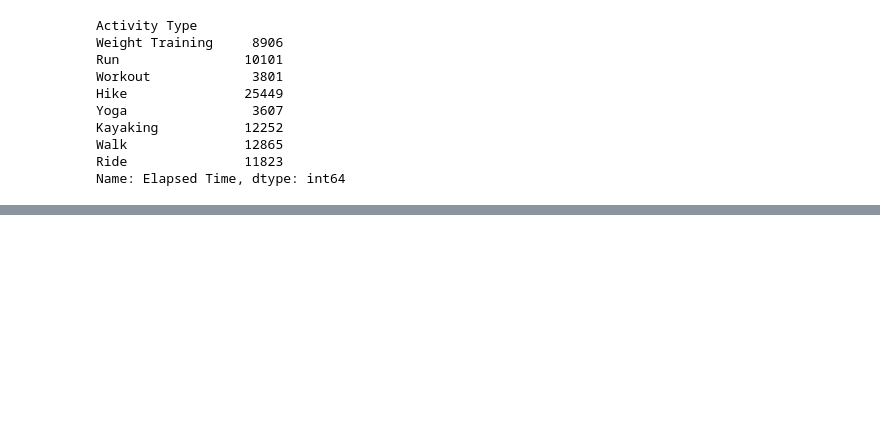
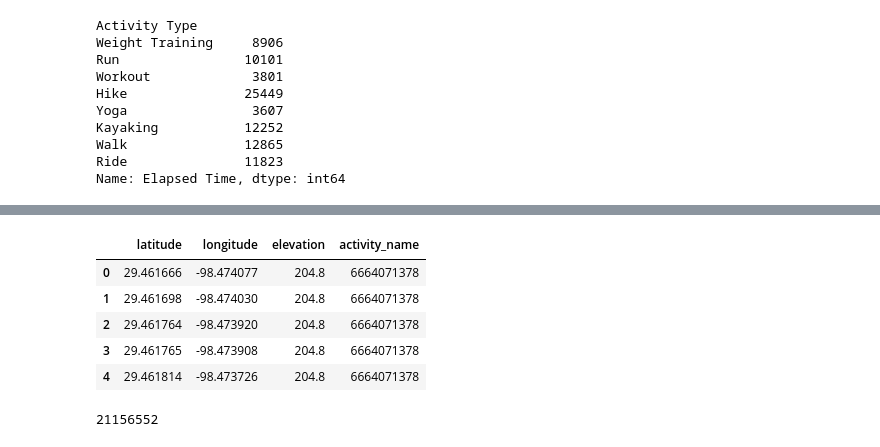
Before and after one commit to dazhaoniel/strava-recap-2022, a Jupyter notebook: strava2022.ipynb, the cells around one changed output, grey strips where cells are left out. Drawn from its saved outputs; the diff is of its cells as text; code cells hidden in the pictures; blank space fills up the shorter version.

```diff
--- a/strava2022.ipynb
+++ b/strava2022.ipynb
@@ -218,0 +220,11 @@ df_run.sort_values(by=['distance_mile'], ascending=False).head()
+# %%
+df_locations = pd.read_pickle('locations.pkl')
+# %%
+df_locations.head()
+# %% [output]
+|  | latitude | longitude | elevation | activity_name |
+| 0 | 29.461666 | -98.474077 | 204.8 | 6664071378 |
+| 1 | 29.461698 | -98.474030 | 204.8 | 6664071378 |
+| 2 | 29.461764 | -98.473920 | 204.8 | 6664071378 |
+| 3 | 29.461765 | -98.473908 | 204.8 | 6664071378 |
+| 4 | 29.461814 | -98.473726 | 204.8 | 6664071378 |
@@ -218,0 +238,4 @@ df_run.sort_values(by=['distance_mile'], ascending=False).head()
+# %%
+len(merged_df)
+# %% [output]
+21156552
```
Also changed, not shown: parts of 20 cells of this notebook, 1 other file.
